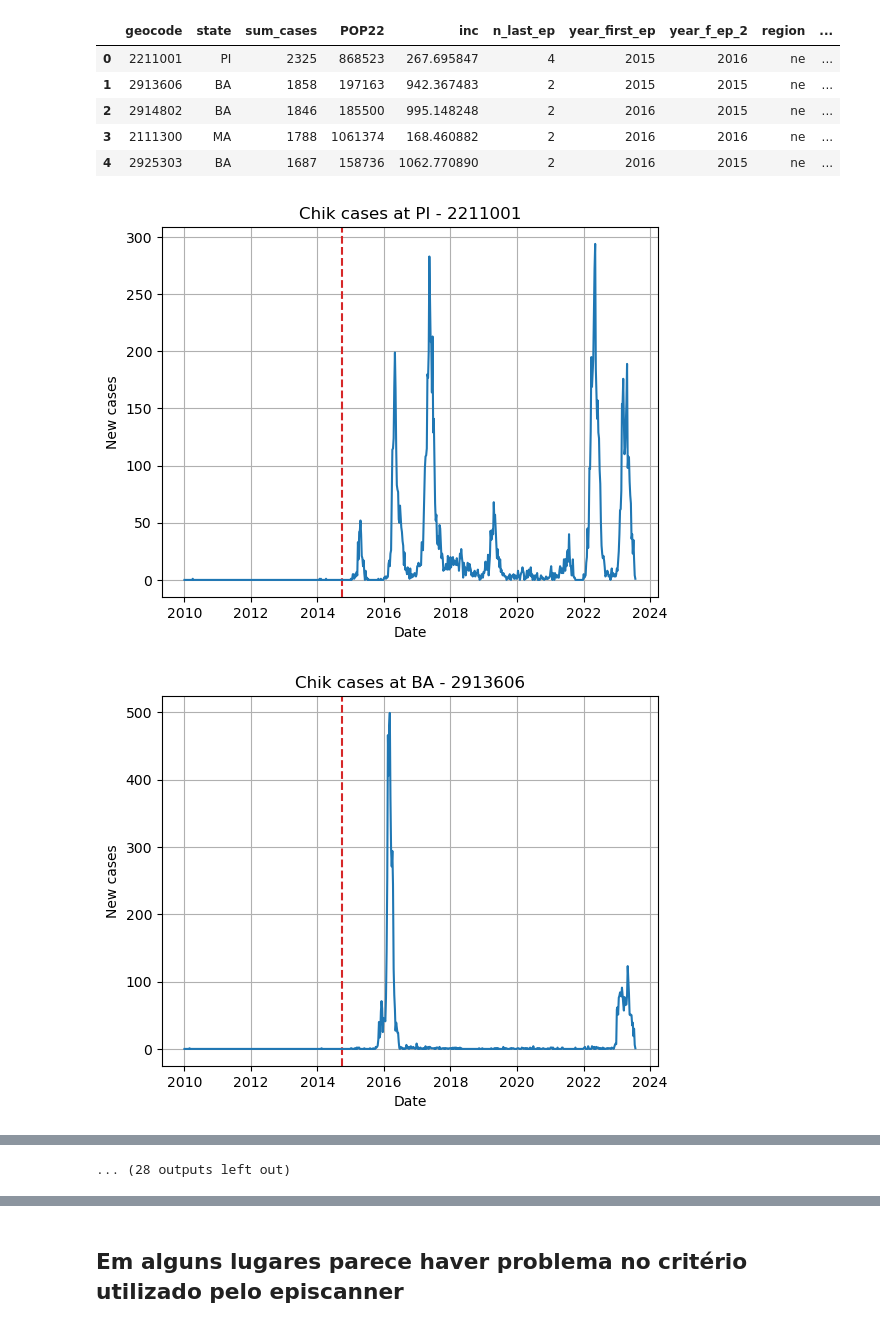
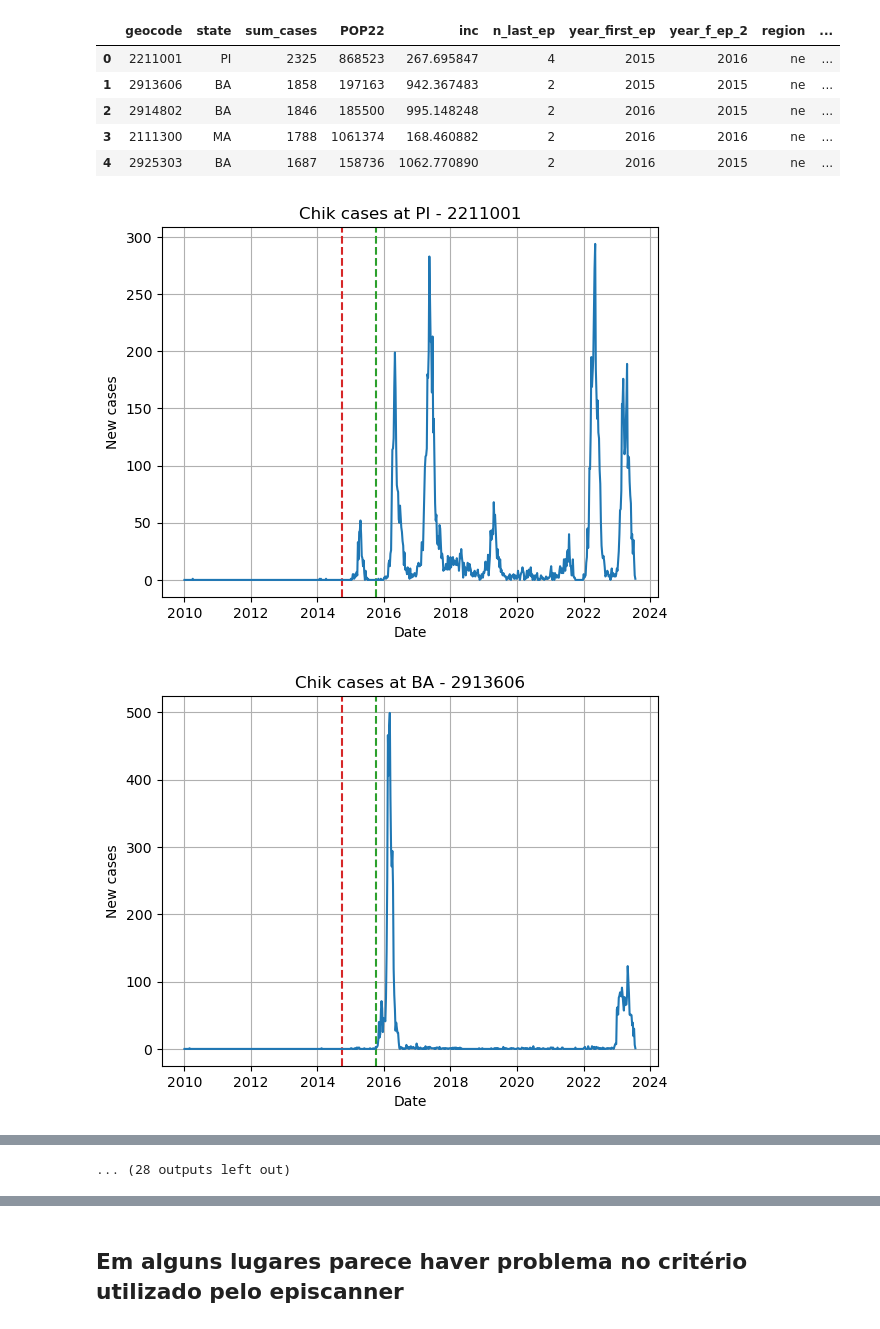
Before and after one commit to AlertaDengue/transfer-learning-forecast, a Jupyter notebook: notebooks/cities_with_more_cases_by_region.ipynb, the cells around one changed output, grey strips where cells are left out. Saved outputs shown, nothing was run; the diff lists cells and outputs as text; code cells hidden in the pictures.

```diff
--- a/notebooks/cities_with_more_cases_by_region.ipynb
+++ b/notebooks/cities_with_more_cases_by_region.ipynb
@@ -474,10 +474,10 @@ See the caveats in the documentation: https://pandas.pydata.org/pandas-docs/stab
 # %%
 for s, g, d1, d2 in zip(df_end.state, df_end.geocode, df_end.start_train_chik, df_end.start_train_chik2):
     fig,ax = plt.subplots()
 
-    make_plot_single(ax, s, g, disease = 'chik', date1 = d1, date2= None)
+    make_plot_single(ax, s, g, disease = 'chik', date1 = d1, date2= '2015-10-01')
 
     plt.show()
 # %% [output]
-[figure, old version]
+[figure, new version]
-[figure, old version]
+[figure, new version]
```
Also changed, not shown: parts of 3 cells of this notebook, 40 other files.
